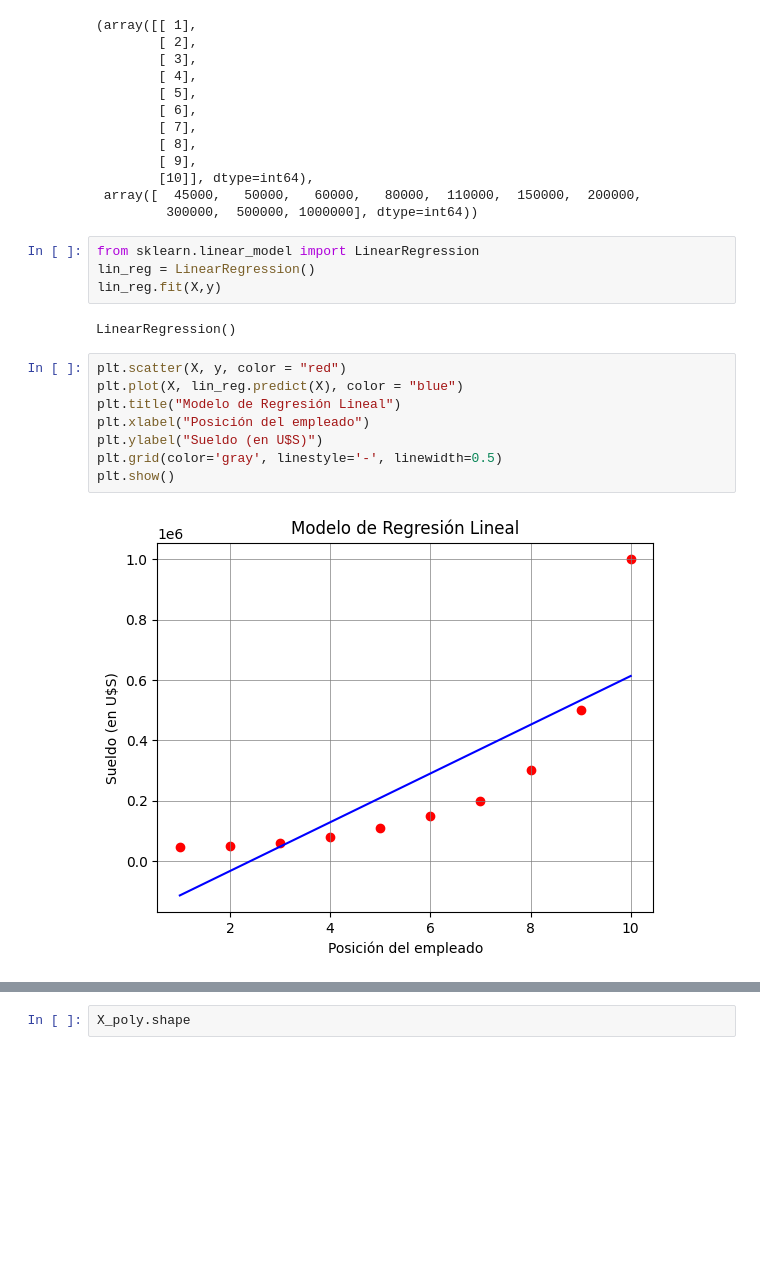
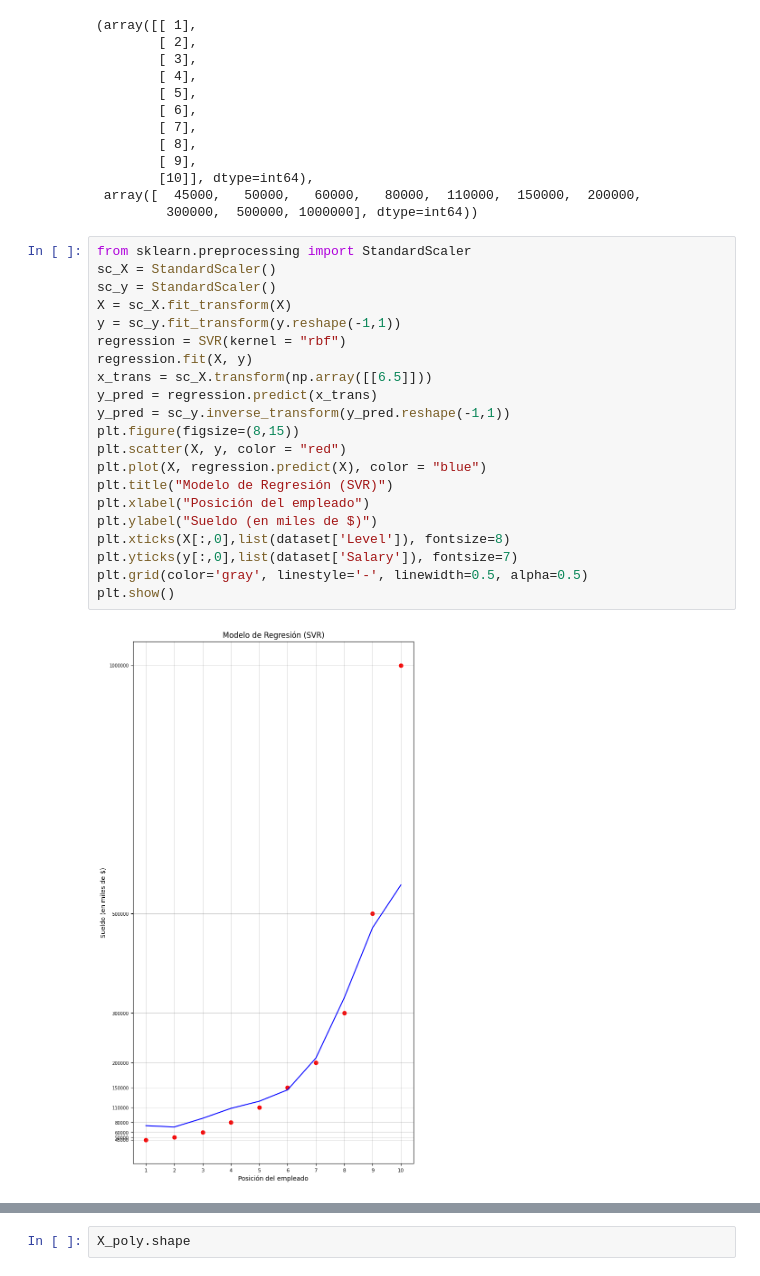
Before and after one commit to Lorenzomar4/ParadigmasDeProgramacionUnsam-tps, a Jupyter notebook: Prueba.ipynb, the cells around one changed output, grey strips where cells are left out. Cells and saved outputs as stored; diff of their text form; blank space fills up the shorter version.

```diff
--- a/Prueba.ipynb
+++ b/Prueba.ipynb
@@ -63,22 +71,29 @@ X, y
         [10]], dtype=int64),
  array([  45000,   50000,   60000,   80000,  110000,  150000,  200000,
          300000,  500000, 1000000], dtype=int64))
-# %%
-from sklearn.linear_model import LinearRegression
-lin_reg = LinearRegression()
-lin_reg.fit(X,y)
-# %% [output]
-LinearRegression()
 # %%
+from sklearn.preprocessing import StandardScaler
+sc_X = StandardScaler()
+sc_y = StandardScaler()
+X = sc_X.fit_transform(X)
+y = sc_y.fit_transform(y.reshape(-1,1))
+regression = SVR(kernel = "rbf")
+regression.fit(X, y)
+x_trans = sc_X.transform(np.array([[6.5]]))
+y_pred = regression.predict(x_trans)
+y_pred = sc_y.inverse_transform(y_pred.reshape(-1,1))
+plt.figure(figsize=(8,15))
 plt.scatter(X, y, color = "red")
-plt.plot(X, lin_reg.predict(X), color = "blue")
-plt.title("Modelo de Regresión Lineal")
+plt.plot(X, regression.predict(X), color = "blue")
+plt.title("Modelo de Regresión (SVR)")
 plt.xlabel("Posición del empleado")
-plt.ylabel("Sueldo (en U$S)")
-plt.grid(color='gray', linestyle='-', linewidth=0.5)
+plt.ylabel("Sueldo (en miles de $)")
+plt.xticks(X[:,0],list(dataset['Level']), fontsize=8)
+plt.yticks(y[:,0],list(dataset['Salary']), fontsize=7)
+plt.grid(color='gray', linestyle='-', linewidth=0.5, alpha=0.5)
 plt.show()
 # %% [output]
-[figure, old version]
+[figure, new version]
 # %%
 from sklearn.preprocessing import PolynomialFeatures
 poly_reg = PolynomialFeatures(degree = 2)
```
Also changed, not shown: parts of 3 cells of this notebook, 9 other files.
